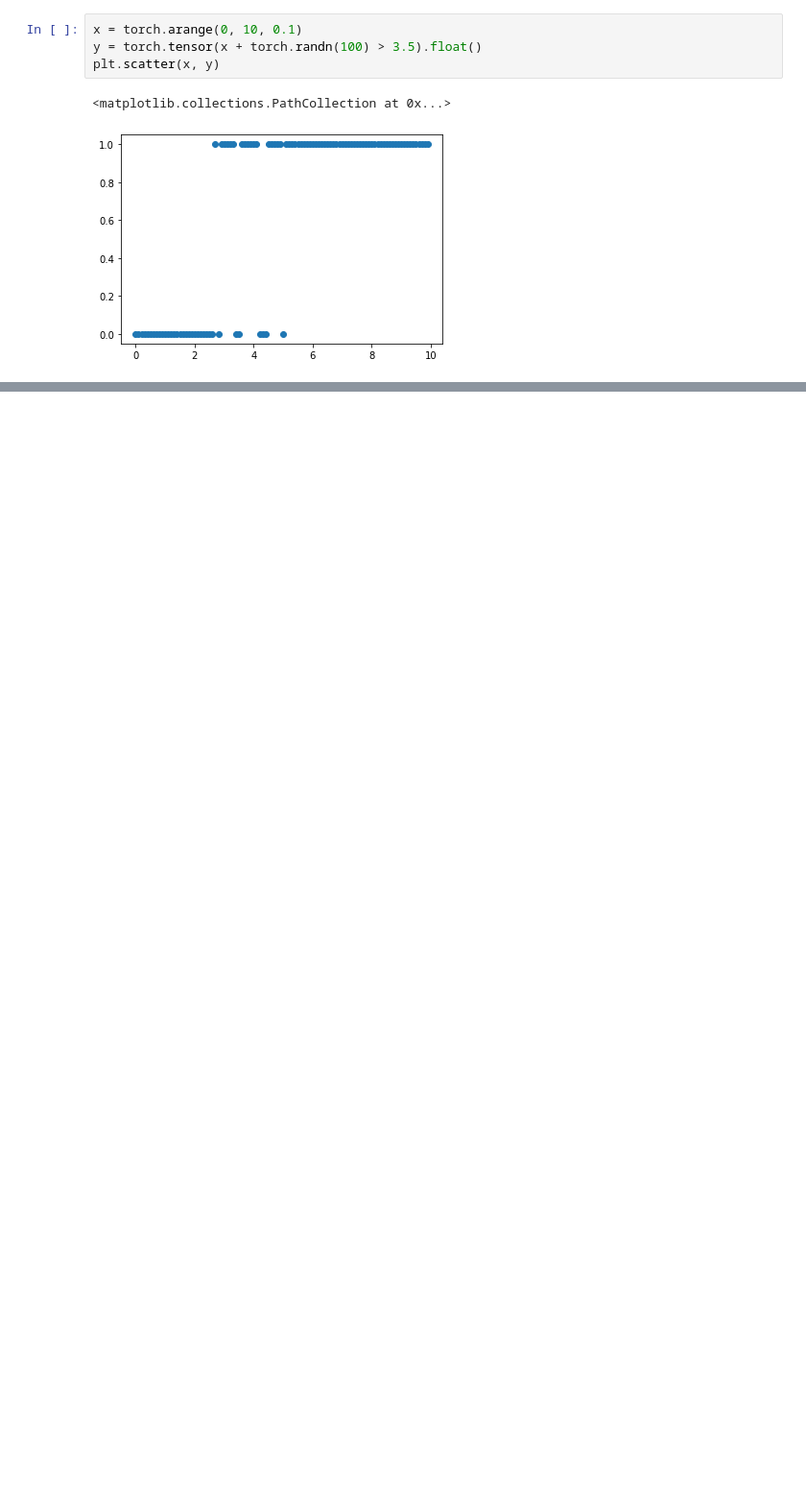
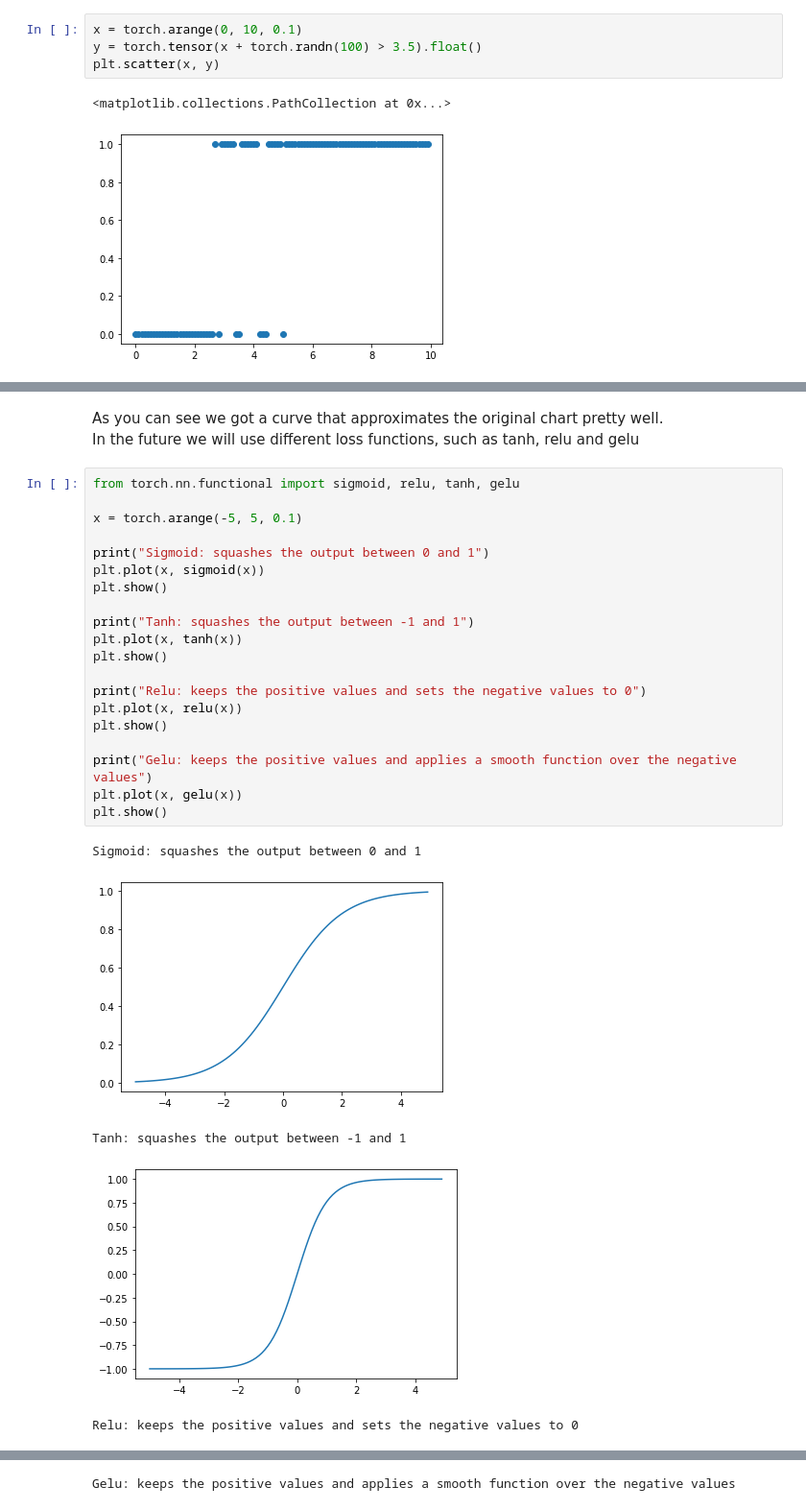
Before and after one commit to LucaM185/GPTs-from-scratch, a Jupyter notebook: 1 - Regression.ipynb, the cells around one changed output, grey strips where cells are left out. Shown at 96% size. Cells and saved outputs as stored; diff of their text form; blank space fills up the shorter version.

```diff
--- a/1 - Regression.ipynb
+++ b/1 - Regression.ipynb
@@ -106,0 +138,29 @@ plt.plot(predictions.detach().numpy())
+# %% [markdown]
+As you can see we got a curve that approximates the original chart pretty well. <br>
+In the future we will use different loss functions, such as tanh, relu and gelu
+# %%
+from torch.nn.functional import sigmoid, relu, tanh, gelu
+
+x = torch.arange(-5, 5, 0.1)
+
+print("Sigmoid: squashes the output between 0 and 1")
+plt.plot(x, sigmoid(x))
+plt.show()
+
+print("Tanh: squashes the output between -1 and 1")
+plt.plot(x, tanh(x))
+plt.show()
+
+print("Relu: keeps the positive values and sets the negative values to 0")
+plt.plot(x, relu(x))
+plt.show()
+
+print("Gelu: keeps the positive values and applies a smooth function over the negative values")
+plt.plot(x, gelu(x))
+plt.show()
+# %% [output]
+Sigmoid: squashes the output between 0 and 1
+[figure, added]
+Tanh: squashes the output between -1 and 1
+[figure, added]
+Relu: keeps the positive values and sets the negative values to 0
@@ -106,0 +168 @@ plt.plot(predictions.detach().numpy())
+Gelu: keeps the positive values and applies a smooth function over the negative values
```
Also changed, not shown: parts of 11 cells of this notebook, 9 other files.
